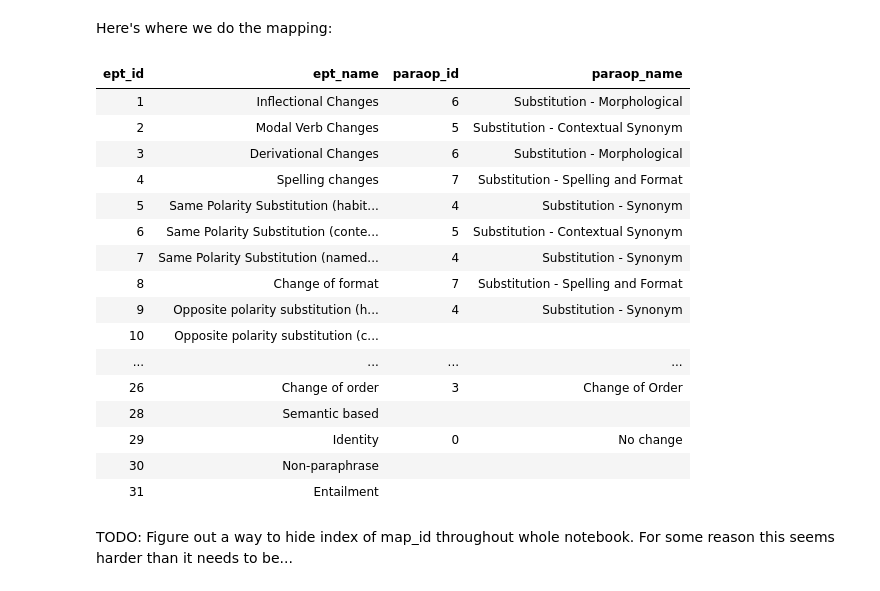
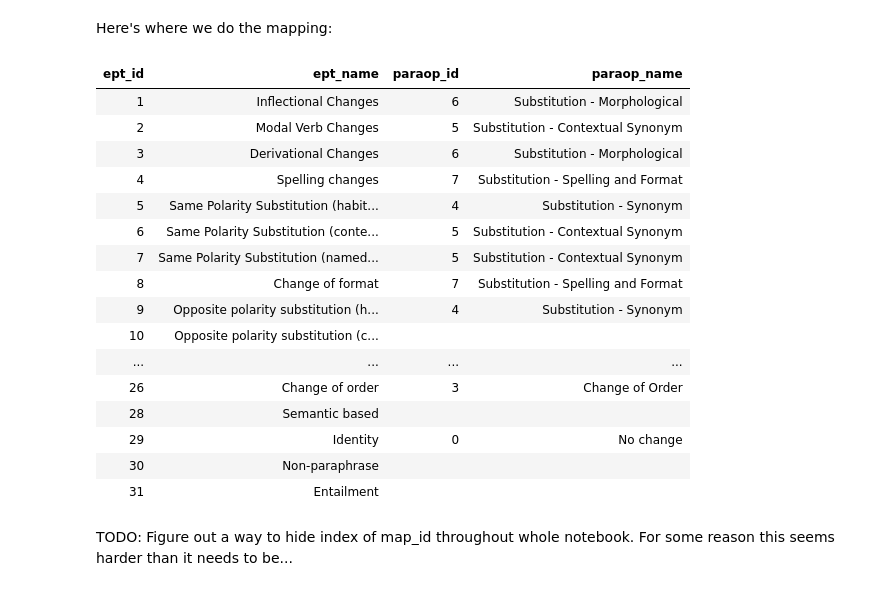
Before and after one commit to lucasadelino/thesis, a Jupyter notebook: reannotation.ipynb, the cells around one changed output. Drawn from its saved outputs; the diff is of its cells as text; code cells hidden in the pictures.

```diff
--- a/reannotation.ipynb
+++ b/reannotation.ipynb
@@ -89,7 +91,8 @@ data = [[0, 'No change'],
         [4, 'Substitution - Synonym'],
         [5, 'Substitution - Contextual Synonym'],
         [6, 'Substitution - Morphological'],
-        [7, 'Substitution - Spelling and Format']
+        [7, 'Substitution - Spelling and Format'],
+        [8, 'Addition/Deletion - Punctuation']
        ]
 paraop_map = pd.DataFrame(data, columns = ['paraop_id', 'paraop_name'])
 paraop_map.set_index('paraop_id', inplace=True)
@@ -143,25 +147,26 @@ def map_id(ept_id, paraop_id):
 # %%
 map_id(ept_id=1, paraop_id=6)
 map_id(ept_id=3, paraop_id=6)
 map_id(ept_id=26, paraop_id=3)
 map_id(ept_id=29, paraop_id=0)
 map_id(4, 7)
 map_id(5, 4)
 map_id(6, 5)
 map_id(8, 7)
 map_id(9, 4)
 map_id(2, 5)
-map_id(7, 4)
+map_id(7, 5)
+map_id(13, 5)
 id_map.style.hide(axis="index")
 # %% [output]
 | ept_id | ept_name | paraop_id | paraop_name |
 | 1 | Inflectional Changes | 6 | Substitution - Morphological |
 | 2 | Modal Verb Changes | 5 | Substitution - Contextual Synonym |
 | 3 | Derivational Changes | 6 | Substitution - Morphological |
 | 4 | Spelling changes | 7 | Substitution - Spelling and Format |
 | 5 | Same Polarity Substitution (habit... | 4 | Substitution - Synonym |
 | 6 | Same Polarity Substitution (conte... | 5 | Substitution - Contextual Synonym |
-| 7 | Same Polarity Substitution (named... | 4 | Substitution - Synonym |
+| 7 | Same Polarity Substitution (named... | 5 | Substitution - Contextual Synonym |
 | 8 | Change of format | 7 | Substitution - Spelling and Format |
 | 9 | Opposite polarity substitution (h... | 4 | Substitution - Synonym |
 | 10 | Opposite polarity substitution (c... |  |  |
```
Also changed, not shown: parts of 168 cells of this notebook.
